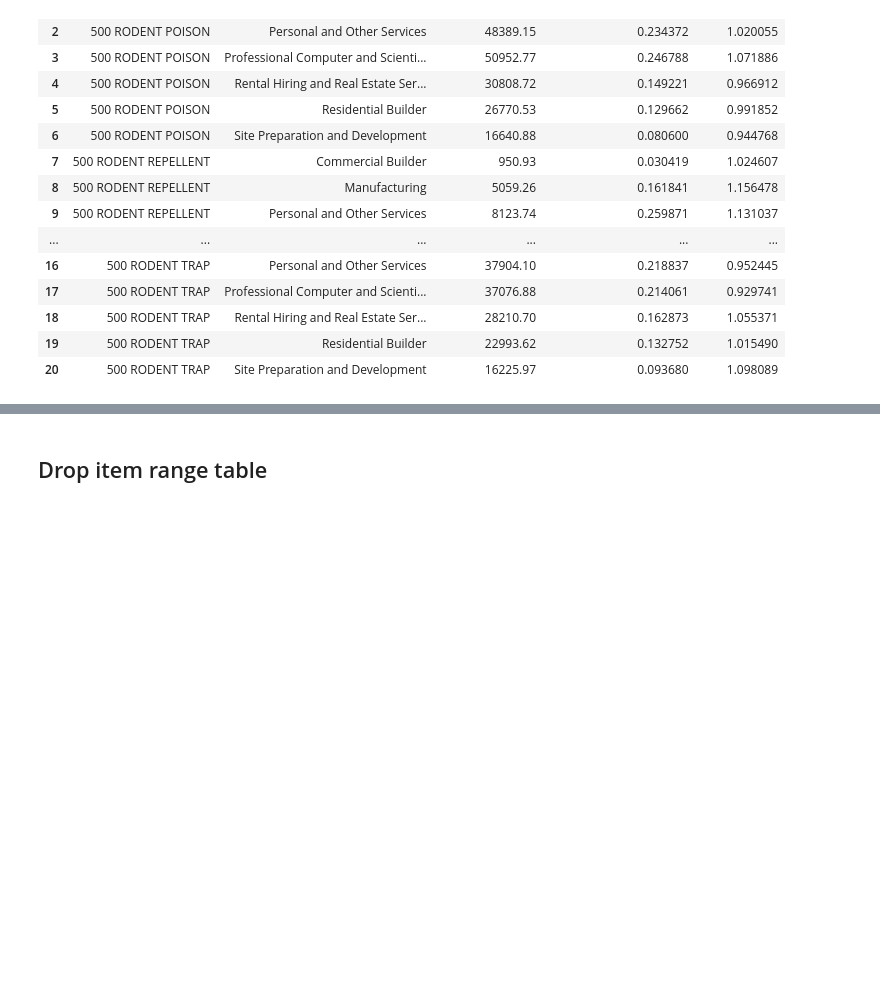
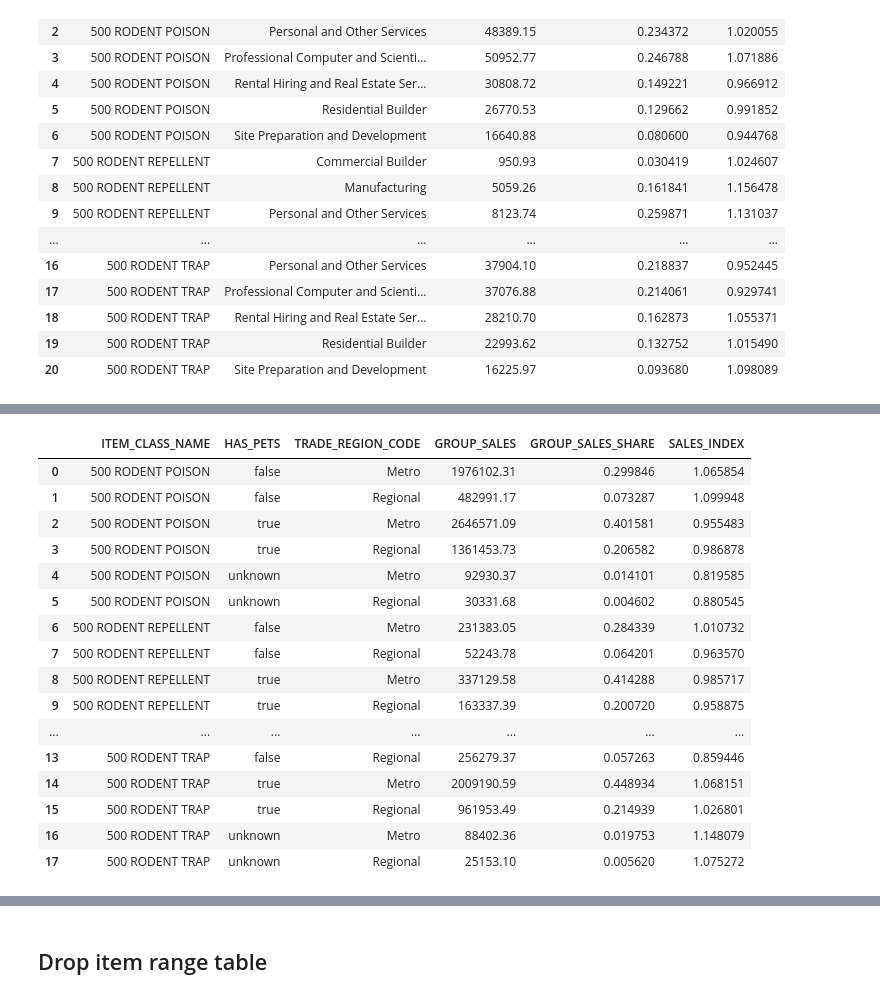
Before and after one commit to Meiji-Tran/Merch-Insights, a Jupyter notebook: NZ RR/400 RODENT PEST CONTROL/General insights/profiling.ipynb, the cells around one changed output, grey strips where cells are left out. Drawn from its saved outputs; the diff is of its cells as text; code cells hidden in the pictures; blank space fills up the shorter version.

```diff
--- a/NZ RR/400 RODENT PEST CONTROL/General insights/profiling.ipynb
+++ b/NZ RR/400 RODENT PEST CONTROL/General insights/profiling.ipynb
@@ -295,0 +318,30 @@ RPC_cis[['ITEM_CLASS_NAME', 'INDUSTRY_SEGMENT', 'SEGMENT_SALES', 'SEGMENT_SALES_
+# %%
+au_region_pets_consumer = con.read_sql_file_into_pandas(
+    file="sql/region_pets.sql",
+    formatting={
+        'start_date': start_date,
+        'end_date': end_date,
+        'table_name': table,
+        'level': 'item_class_name',
+        'country': 'AU'
+    }
+)
+au_region_pets_consumer[["ITEM_CLASS_NAME", "HAS_PETS", "TRADE_REGION_CODE", "GROUP_SALES", "GROUP_SALES_SHARE", "SALES_INDEX"]] #.to_csv("au_demographic_segments_details.csv", index=False)
+# %% [output]
+|  | ITEM_CLASS_NAME | HAS_PETS | TRADE_REGION_CODE | GROUP_SALES | GROUP_SALES_SHARE | SALES_INDEX |
+| 0 | 500 RODENT POISON | false | Metro | 1976102.31 | 0.299846 | 1.065854 |
+| 1 | 500 RODENT POISON | false | Regional | 482991.17 | 0.073287 | 1.099948 |
+| 2 | 500 RODENT POISON | true | Metro | 2646571.09 | 0.401581 | 0.955483 |
+| 3 | 500 RODENT POISON | true | Regional | 1361453.73 | 0.206582 | 0.986878 |
+| 4 | 500 RODENT POISON | unknown | Metro | 92930.37 | 0.014101 | 0.819585 |
+| 5 | 500 RODENT POISON | unknown | Regional | 30331.68 | 0.004602 | 0.880545 |
+| 6 | 500 RODENT REPELLENT | false | Metro | 231383.05 | 0.284339 | 1.010732 |
+| 7 | 500 RODENT REPELLENT | false | Regional | 52243.78 | 0.064201 | 0.963570 |
+| 8 | 500 RODENT REPELLENT | true | Metro | 337129.58 | 0.414288 | 0.985717 |
+| 9 | 500 RODENT REPELLENT | true | Regional | 163337.39 | 0.200720 | 0.958875 |
+| ... | ... | ... | ... | ... | ... | ... |
+| 13 | 500 RODENT TRAP | false | Regional | 256279.37 | 0.057263 | 0.859446 |
+| 14 | 500 RODENT TRAP | true | Metro | 2009190.59 | 0.448934 | 1.068151 |
+| 15 | 500 RODENT TRAP | true | Regional | 961953.49 | 0.214939 | 1.026801 |
+| 16 | 500 RODENT TRAP | unknown | Metro | 88402.36 | 0.019753 | 1.148079 |
+| 17 | 500 RODENT TRAP | unknown | Regional | 25153.10 | 0.005620 | 1.075272 |
```
Also changed, not shown: parts of 14 cells of this notebook, 3 other files.
